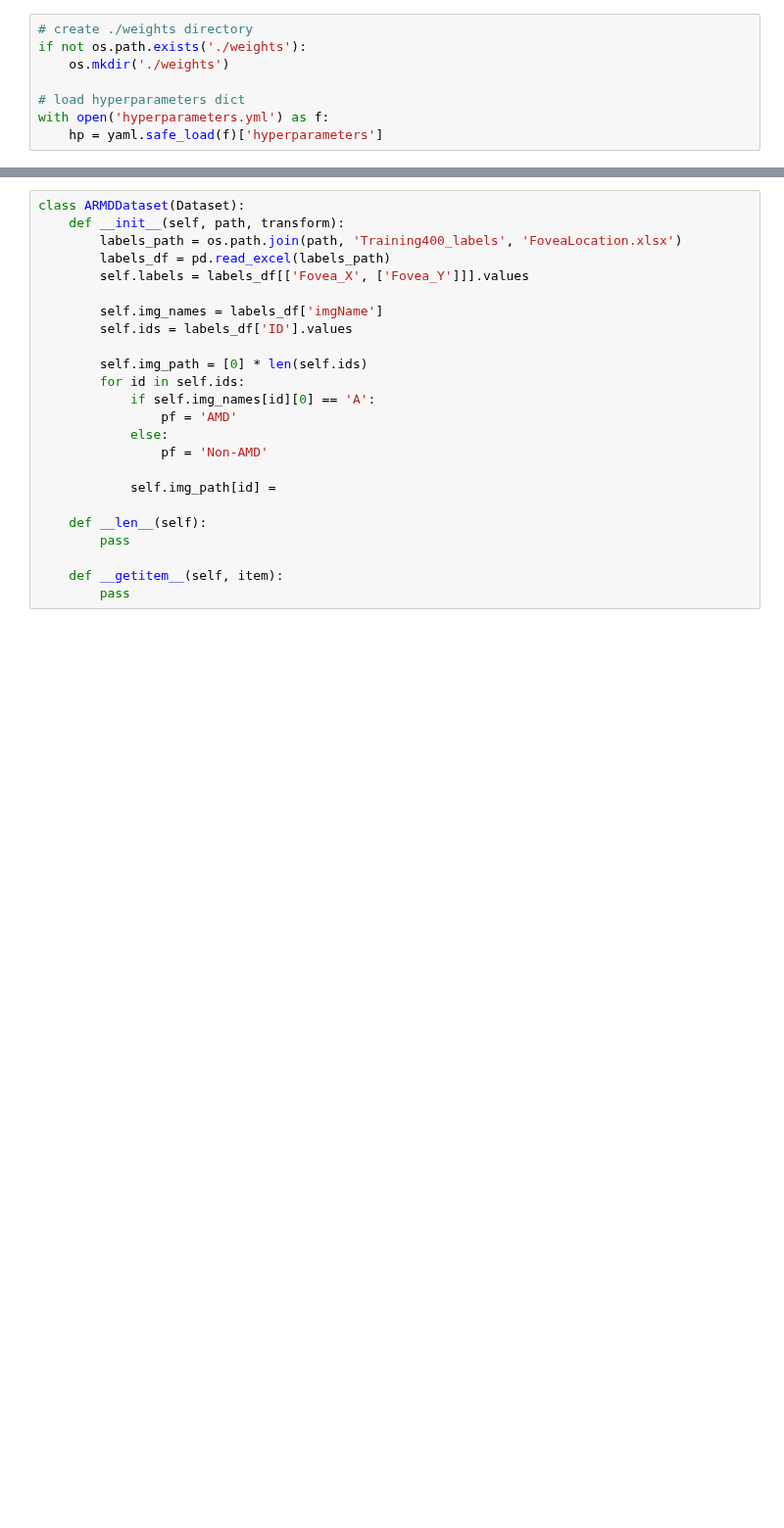
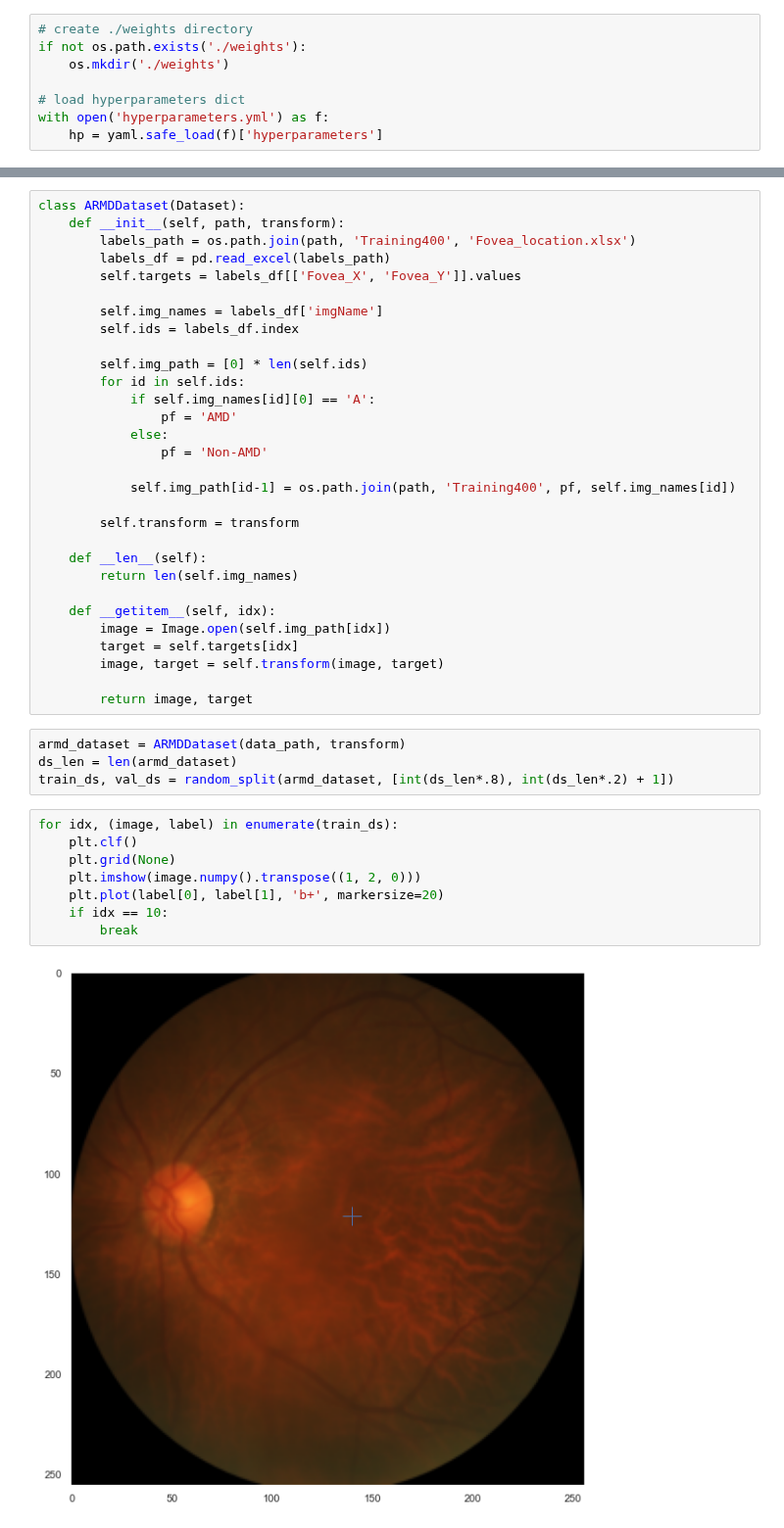
Before and after one commit to billbai0102/DeepLearning, a Jupyter notebook: Age-Related Macular Degeneration Detection/detection.ipynb, the cells around one changed output, grey strips where cells are left out. Shown at 98% size. Saved outputs shown, nothing was run; the diff lists cells and outputs as text; blank space fills up the shorter version.

Commit message:
worked on armd

```diff
--- a/Age-Related Macular Degeneration Detection/detection.ipynb
+++ b/Age-Related Macular Degeneration Detection/detection.ipynb
@@ -290,12 +290,12 @@ Label: (160.07019027128285, 115.97767808803735)
 # %%
 class ARMDDataset(Dataset):
     def __init__(self, path, transform):
-        labels_path = os.path.join(path, 'Training400_labels', 'FoveaLocation.xlsx')
+        labels_path = os.path.join(path, 'Training400', 'Fovea_location.xlsx')
         labels_df = pd.read_excel(labels_path)
-        self.labels = labels_df[['Fovea_X', ['Fovea_Y']]].values
+        self.targets = labels_df[['Fovea_X', 'Fovea_Y']].values
 
         self.img_names = labels_df['imgName']
-        self.ids = labels_df['ID'].values
+        self.ids = labels_df.index
 
         self.img_path = [0] * len(self.ids)
         for id in self.ids:
@@ -304,10 +304,30 @@ class ARMDDataset(Dataset):
             else:
                 pf = 'Non-AMD'
 
-            self.img_path[id] =
+            self.img_path[id-1] = os.path.join(path, 'Training400', pf, self.img_names[id])
+
+        self.transform = transform
 
     def __len__(self):
-        pass
+        return len(self.img_names)
 
-    def __getitem__(self, item):
-        pass
+    def __getitem__(self, idx):
+        image = Image.open(self.img_path[idx])
+        target = self.targets[idx]
+        image, target = self.transform(image, target)
+
+        return image, target
+# %%
+armd_dataset = ARMDDataset(data_path, transform)
+ds_len = len(armd_dataset)
+train_ds, val_ds = random_split(armd_dataset, [int(ds_len*.8), int(ds_len*.2) + 1])
+# %%
+for idx, (image, label) in enumerate(train_ds):
+    plt.clf()
+    plt.grid(None)
+    plt.imshow(image.numpy().transpose((1, 2, 0)))
+    plt.plot(label[0], label[1], 'b+', markersize=20)
+    if idx == 10:
+        break
+# %% [output]
+[figure, added]
```
Also changed, not shown: parts of 9 cells of this notebook, 3 other files.
